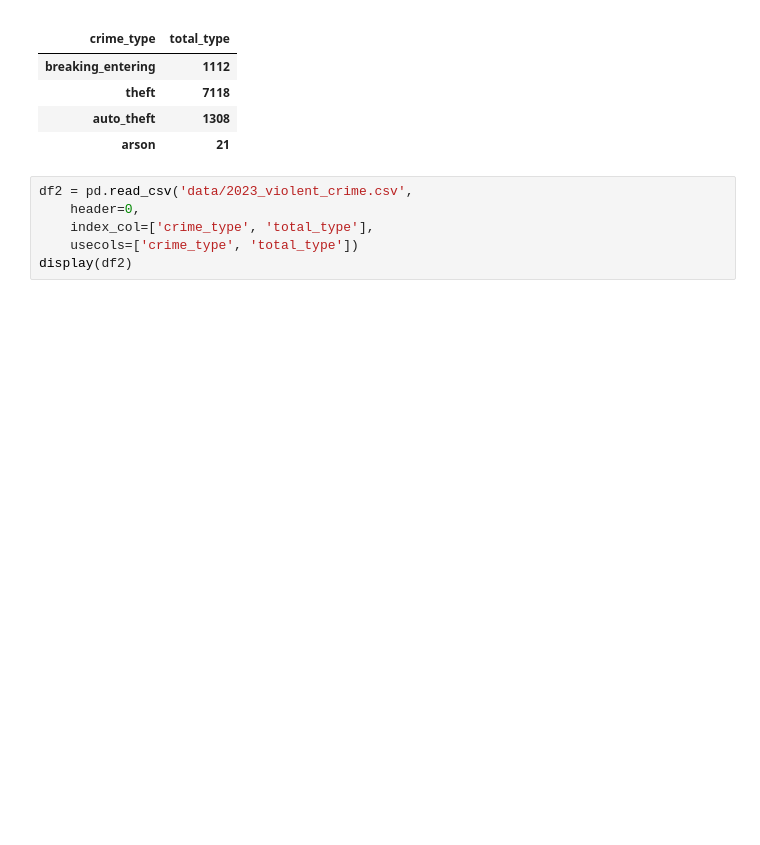
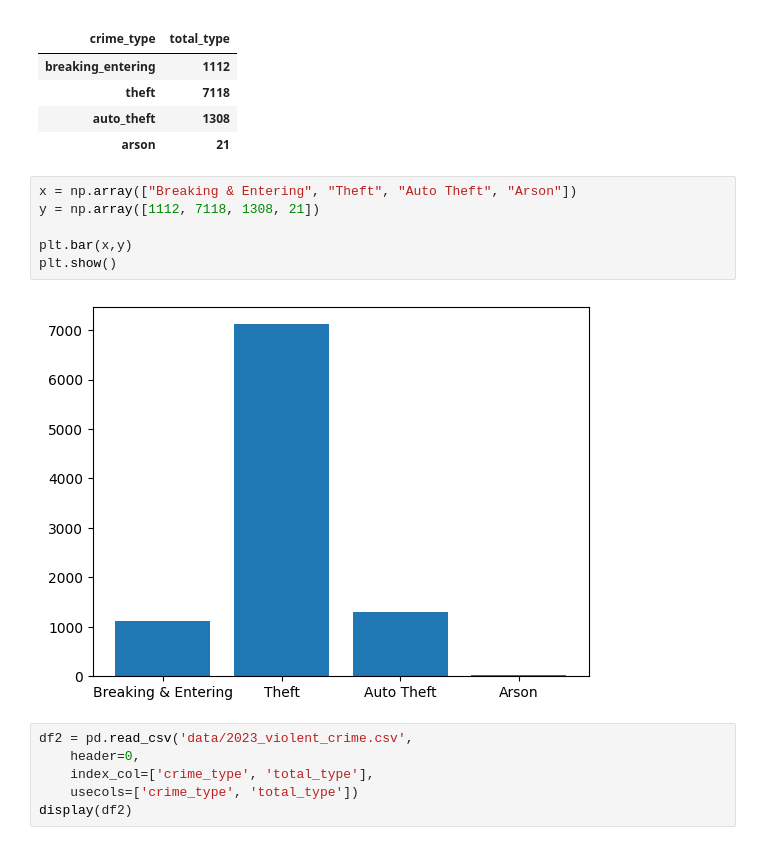
Before and after one commit to DonBradshawUS/LexCrimeData, a Jupyter notebook: code.ipynb, the cells around one changed output. Drawn from its saved outputs; the diff is of its cells as text; blank space fills up the shorter version.

```diff
--- a/code.ipynb
+++ b/code.ipynb
@@ -13,6 +15,14 @@ display(df1)
 | theft | 7118 |
 | auto_theft | 1308 |
 | arson | 21 |
+# %%
+x = np.array(["Breaking & Entering", "Theft", "Auto Theft", "Arson"])
+y = np.array([1112, 7118, 1308, 21])
+
+plt.bar(x,y)
+plt.show()
+# %% [output]
+[figure, added]
 # %%
 df2 = pd.read_csv('data/2023_violent_crime.csv',
     header=0,
```
Also changed, not shown: parts of 5 cells of this notebook.
